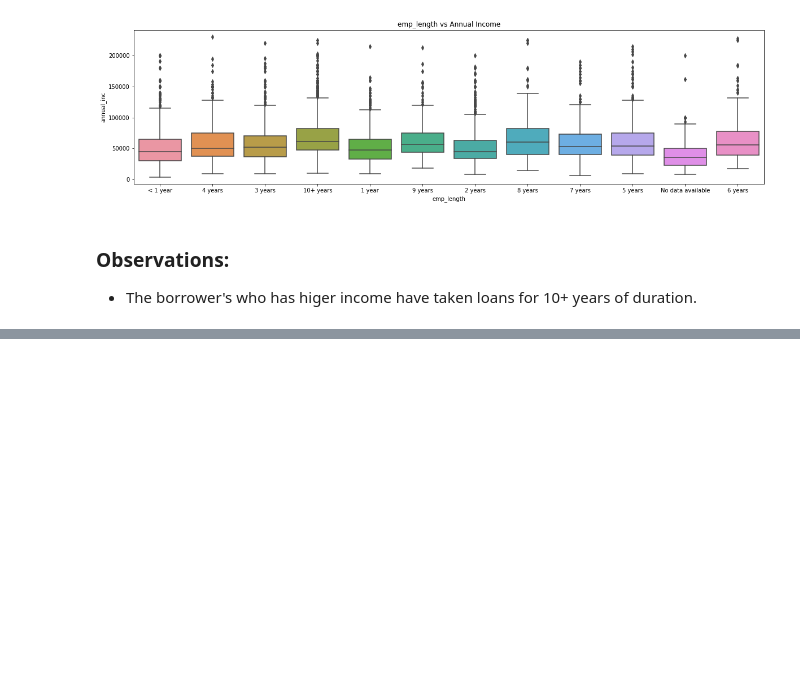
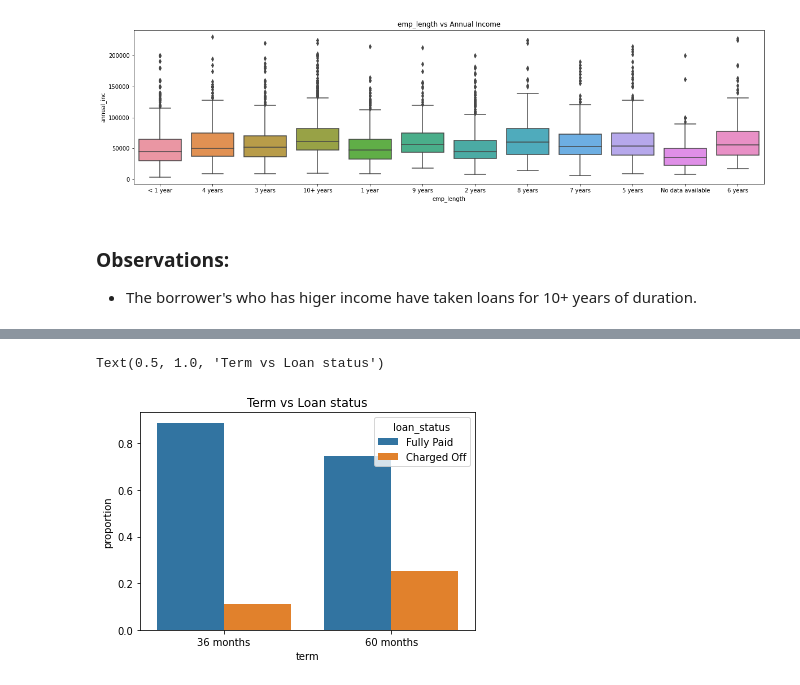
Before and after one commit to kuldeeplodha/Landing-Club-Case-Study, a Jupyter notebook: landing_club_case_study_main.ipynb, the cells around one changed output, grey strips where cells are left out. Saved outputs shown, nothing was run; the diff lists cells and outputs as text; code cells hidden in the pictures; blank space fills up the shorter version.

```diff
--- a/landing_club_case_study_main.ipynb
+++ b/landing_club_case_study_main.ipynb
@@ -1102,0 +1169,10 @@ plt.show()
+# %%
+#Proportion of values for each category
+df = loan.groupby(['term', 'loan_status'], as_index=False)['loan_amnt'].count()
+df['proportion'] = df.groupby('term').transform(lambda x : x/x.sum())
+sns.barplot(x='term', y='proportion', hue='loan_status', data=df, hue_order = ['Fully Paid', 'Charged Off'])
+
+plt.title('Term vs Loan status')
+# %% [output]
+Text(0.5, 1.0, 'Term vs Loan status')
+[figure, added]
```
Also changed, not shown: parts of 22 cells of this notebook.
